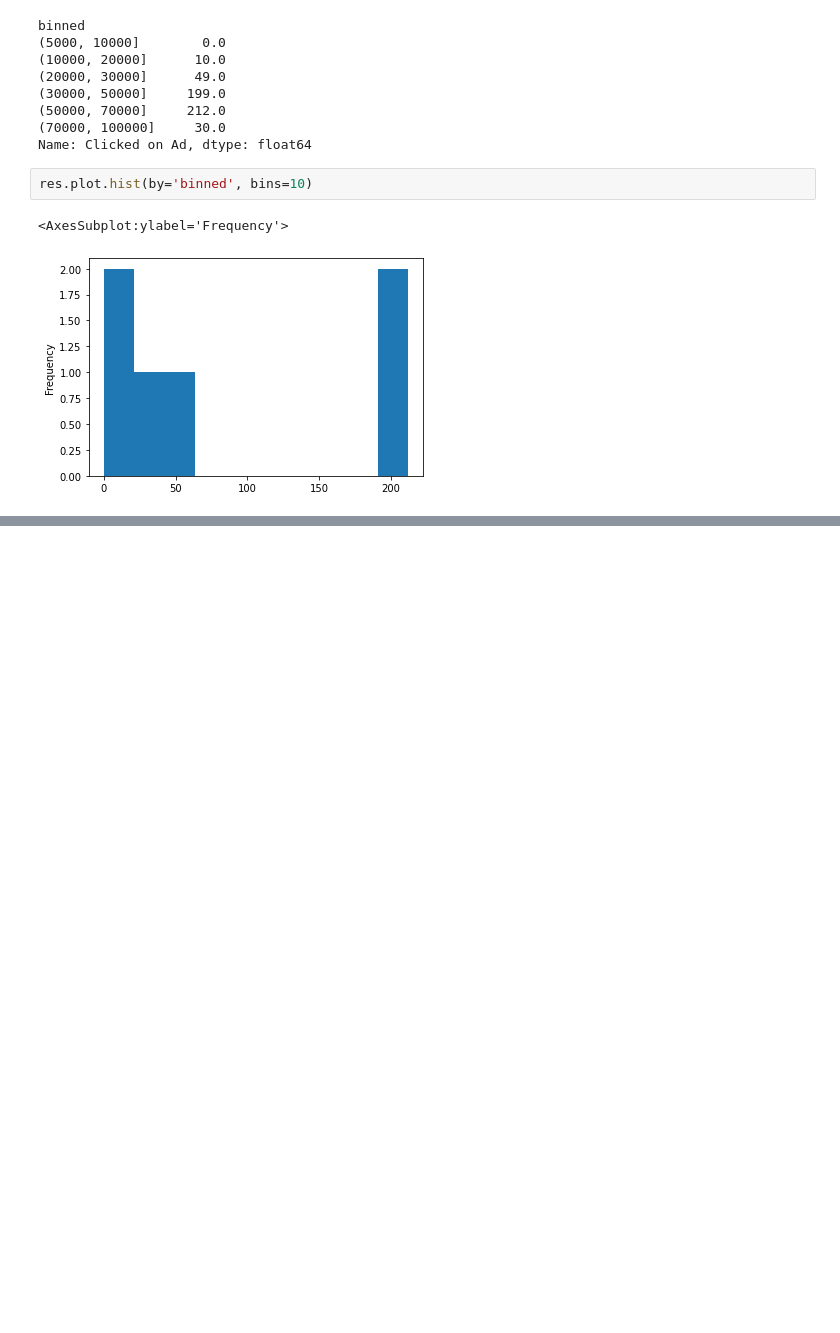
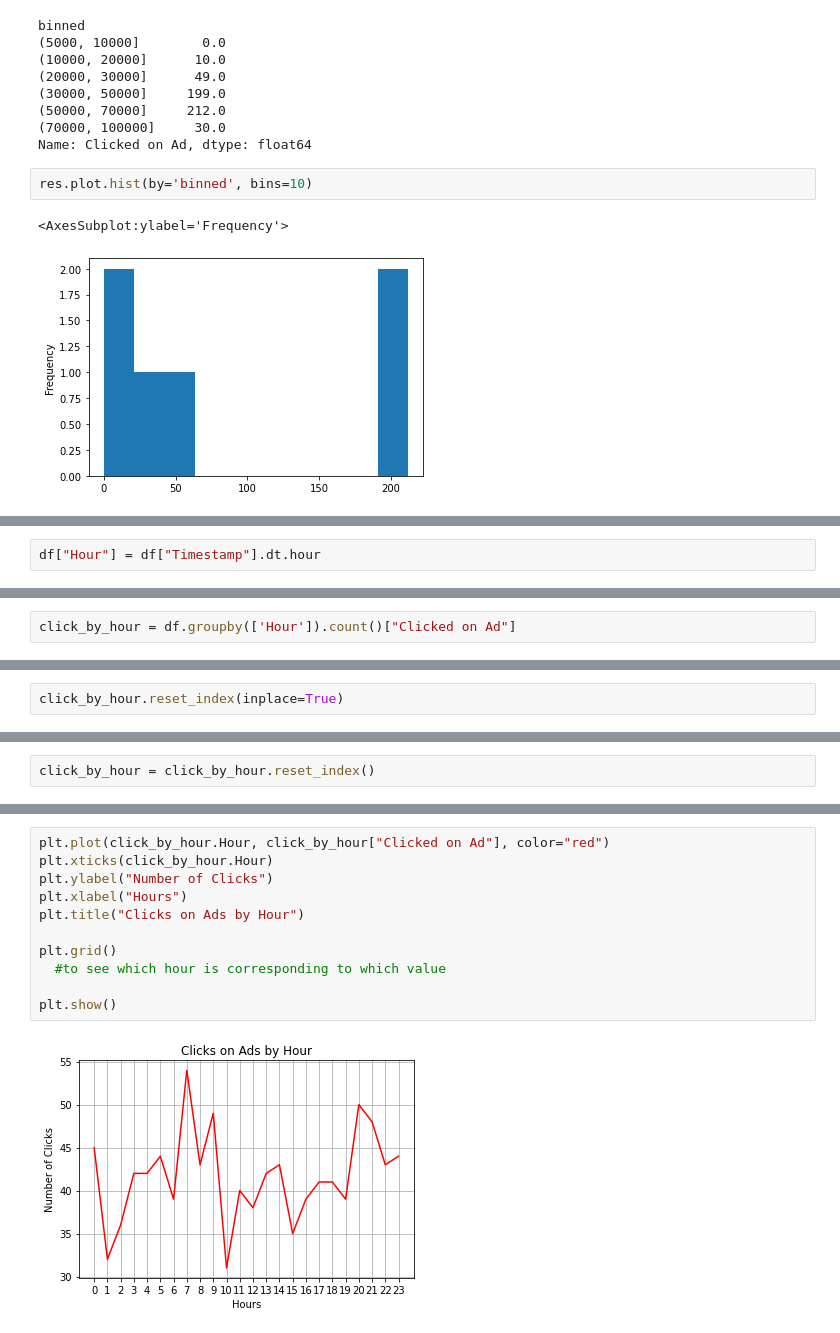
Before and after one commit to arelies-proximo/Data-Science-Projects, a Jupyter notebook: Analysis/Advertisement_Analysis.ipynb, the cells around one changed output, grey strips where cells are left out. Saved outputs shown, nothing was run; the diff lists cells and outputs as text; blank space fills up the shorter version.

```diff
--- a/Analysis/Advertisement_Analysis.ipynb
+++ b/Analysis/Advertisement_Analysis.ipynb
@@ -365,0 +418,2 @@ res.plot.hist(by='binned', bins=10)
+# %%
+df["Hour"] = df["Timestamp"].dt.hour
@@ -365,0 +470,2 @@ res.plot.hist(by='binned', bins=10)
+# %%
+click_by_hour = df.groupby(['Hour']).count()["Clicked on Ad"]
@@ -365,0 +512,2 @@ res.plot.hist(by='binned', bins=10)
+# %%
+click_by_hour.reset_index(inplace=True)
@@ -365,0 +516,2 @@ res.plot.hist(by='binned', bins=10)
+# %%
+click_by_hour = click_by_hour.reset_index()
@@ -365,0 +538,13 @@ res.plot.hist(by='binned', bins=10)
+# %%
+plt.plot(click_by_hour.Hour, click_by_hour["Clicked on Ad"], color="red")
+plt.xticks(click_by_hour.Hour)
+plt.ylabel("Number of Clicks")
+plt.xlabel("Hours")
+plt.title("Clicks on Ads by Hour")
+
+plt.grid()
+  #to see which hour is corresponding to which value
+
+plt.show()
+# %% [output]
+[figure, added]
```
Also changed, not shown: parts of 21 cells of this notebook.
